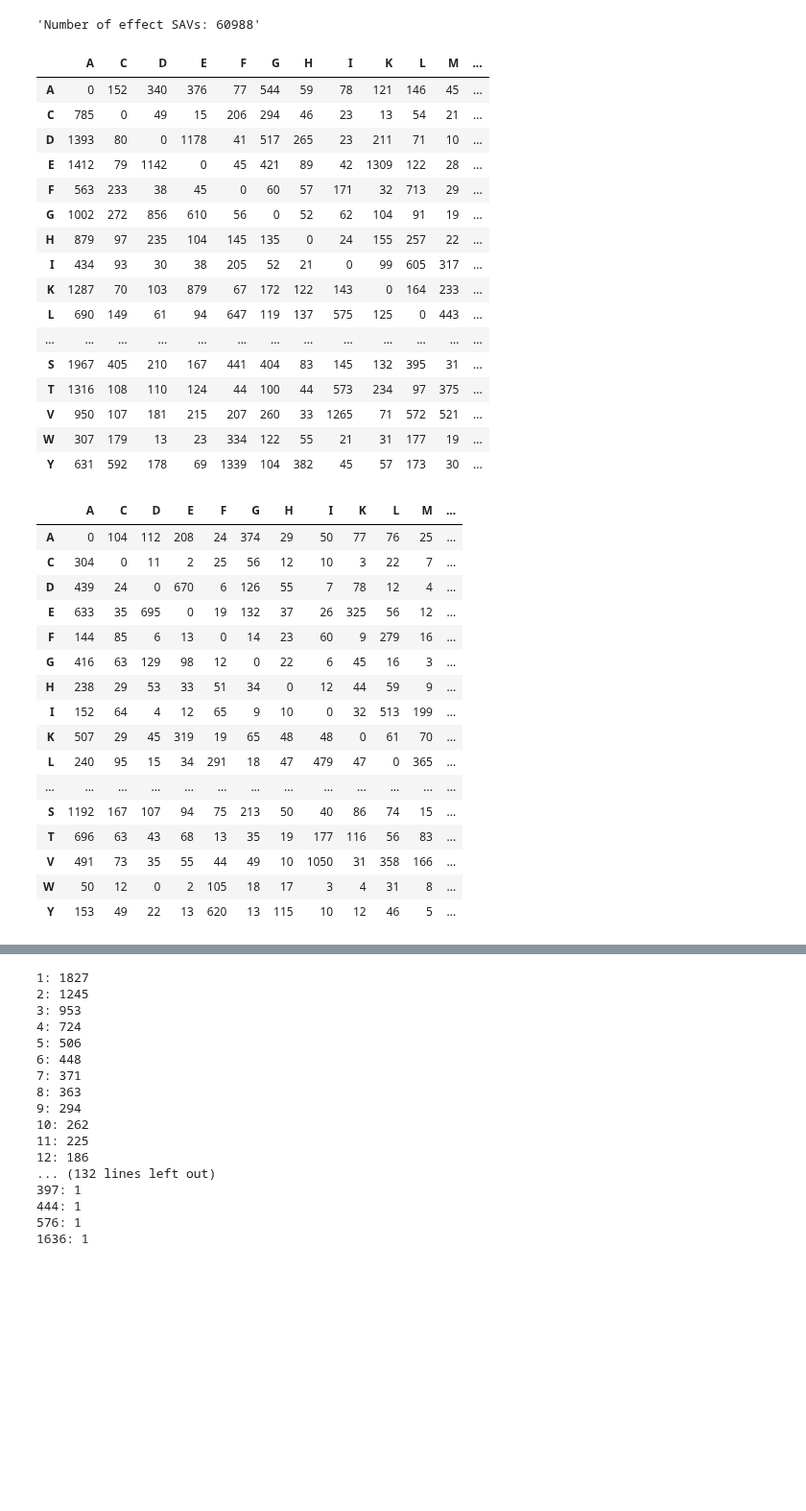
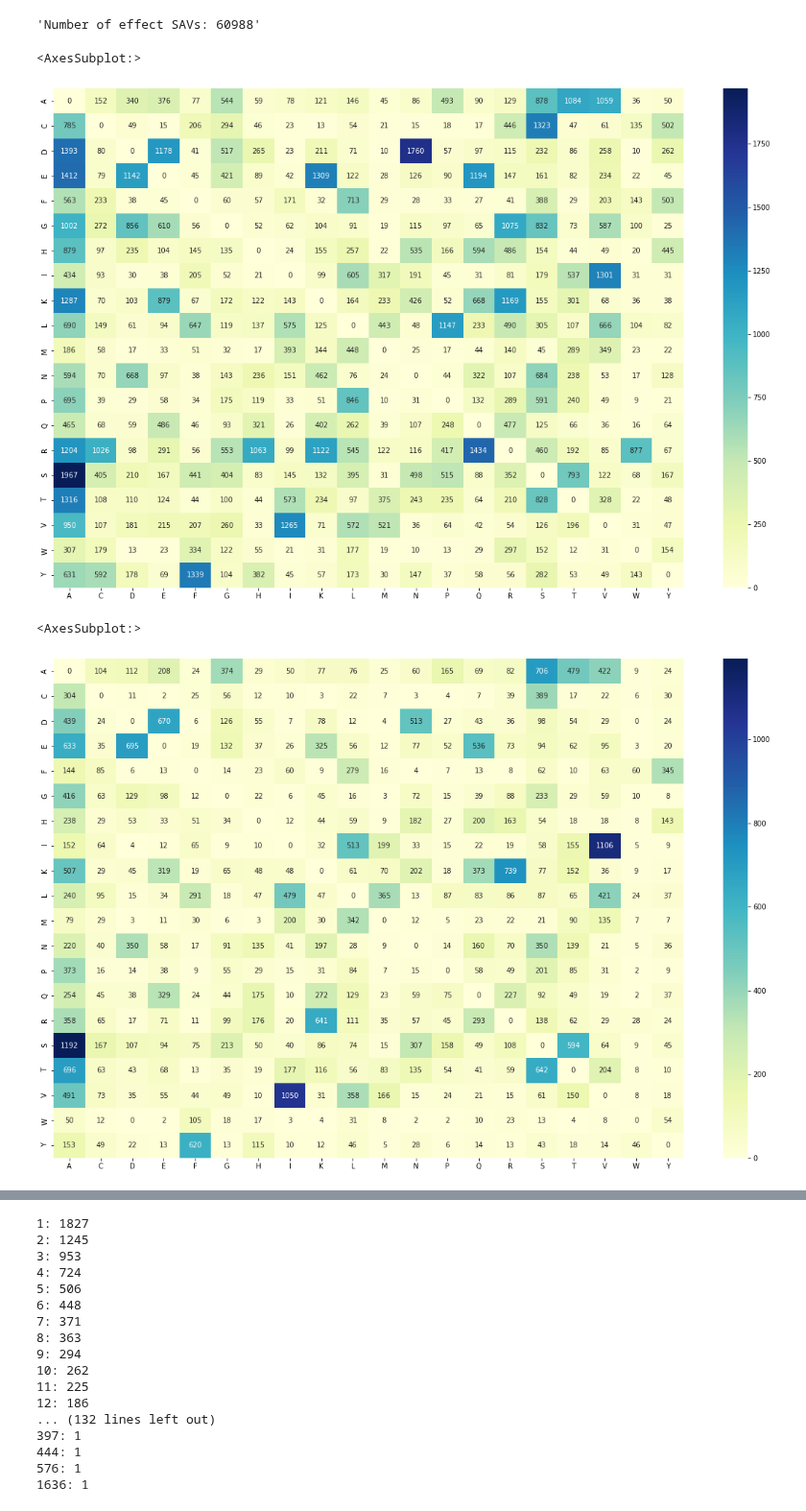
Before and after one commit to J-SNACKKB/FLIP, a Jupyter notebook: collect_splits/6_sav.ipynb, the cells around one changed output, grey strips where cells are left out. Shown at 96% size. Saved outputs shown, nothing was run; the diff lists cells and outputs as text; code cells hidden in the pictures; blank space fills up the shorter version.

Commit message:
Fix visualization problem

```diff
--- a/collect_splits/6_sav.ipynb
+++ b/collect_splits/6_sav.ipynb
@@ -184,43 +187,17 @@ for i in range(len(data)):
             count_all_mutations.loc[from_res][to_res] += 1
             count_effect_mutations.loc[from_res][to_res] += 1
 # %%
-count_all_mutations.style.background_gradient()
+#count_all_mutations.style.background_gradient()
+fig, ax = plt.subplots(figsize=(20,13))
+sns.heatmap(count_all_mutations, cmap="YlGnBu", linewidths = 0, annot = True, fmt=".4g", ax=ax)
 # %% [output]
-|  | A | C | D | E | F | G | H | I | K | L | M | ... |
-| A | 0 | 152 | 340 | 376 | 77 | 544 | 59 | 78 | 121 | 146 | 45 | ... |
-| C | 785 | 0 | 49 | 15 | 206 | 294 | 46 | 23 | 13 | 54 | 21 | ... |
-| D | 1393 | 80 | 0 | 1178 | 41 | 517 | 265 | 23 | 211 | 71 | 10 | ... |
-| E | 1412 | 79 | 1142 | 0 | 45 | 421 | 89 | 42 | 1309 | 122 | 28 | ... |
-| F | 563 | 233 | 38 | 45 | 0 | 60 | 57 | 171 | 32 | 713 | 29 | ... |
-| G | 1002 | 272 | 856 | 610 | 56 | 0 | 52 | 62 | 104 | 91 | 19 | ... |
-| H | 879 | 97 | 235 | 104 | 145 | 135 | 0 | 24 | 155 | 257 | 22 | ... |
-| I | 434 | 93 | 30 | 38 | 205 | 52 | 21 | 0 | 99 | 605 | 317 | ... |
-| K | 1287 | 70 | 103 | 879 | 67 | 172 | 122 | 143 | 0 | 164 | 233 | ... |
-| L | 690 | 149 | 61 | 94 | 647 | 119 | 137 | 575 | 125 | 0 | 443 | ... |
-| ... | ... | ... | ... | ... | ... | ... | ... | ... | ... | ... | ... | ... |
-| S | 1967 | 405 | 210 | 167 | 441 | 404 | 83 | 145 | 132 | 395 | 31 | ... |
-| T | 1316 | 108 | 110 | 124 | 44 | 100 | 44 | 573 | 234 | 97 | 375 | ... |
-| V | 950 | 107 | 181 | 215 | 207 | 260 | 33 | 1265 | 71 | 572 | 521 | ... |
-| W | 307 | 179 | 13 | 23 | 334 | 122 | 55 | 21 | 31 | 177 | 19 | ... |
-| Y | 631 | 592 | 178 | 69 | 1339 | 104 | 382 | 45 | 57 | 173 | 30 | ... |
+<AxesSubplot:>
+[figure, added]
 # %%
-count_neutral_mutations.style.background_gradient()
+#count_neutral_mutations.style.background_gradient()
+fig, ax = plt.subplots(figsize=(20,13))
+sns.heatmap(count_neutral_mutations, cmap="YlGnBu", linewidths = 0, annot = True, fmt=".4g", ax=ax)
 # %% [output]
-|  | A | C | D | E | F | G | H | I | K | L | M | ... |
-| A | 0 | 104 | 112 | 208 | 24 | 374 | 29 | 50 | 77 | 76 | 25 | ... |
-| C | 304 | 0 | 11 | 2 | 25 | 56 | 12 | 10 | 3 | 22 | 7 | ... |
-| D | 439 | 24 | 0 | 670 | 6 | 126 | 55 | 7 | 78 | 12 | 4 | ... |
-| E | 633 | 35 | 695 | 0 | 19 | 132 | 37 | 26 | 325 | 56 | 12 | ... |
-| F | 144 | 85 | 6 | 13 | 0 | 14 | 23 | 60 | 9 | 279 | 16 | ... |
-| G | 416 | 63 | 129 | 98 | 12 | 0 | 22 | 6 | 45 | 16 | 3 | ... |
-| H | 238 | 29 | 53 | 33 | 51 | 34 | 0 | 12 | 44 | 59 | 9 | ... |
-| I | 152 | 64 | 4 | 12 | 65 | 9 | 10 | 0 | 32 | 513 | 199 | ... |
-| K | 507 | 29 | 45 | 319 | 19 | 65 | 48 | 48 | 0 | 61 | 70 | ... |
-| L | 240 | 95 | 15 | 34 | 291 | 18 | 47 | 479 | 47 | 0 | 365 | ... |
-| ... | ... | ... | ... | ... | ... | ... | ... | ... | ... | ... | ... | ... |
-| S | 1192 | 167 | 107 | 94 | 75 | 213 | 50 | 40 | 86 | 74 | 15 | ... |
-| T | 696 | 63 | 43 | 68 | 13 | 35 | 19 | 177 | 116 | 56 | 83 | ... |
-| V | 491 | 73 | 35 | 55 | 44 | 49 | 10 | 1050 | 31 | 358 | 166 | ... |
-| W | 50 | 12 | 0 | 2 | 105 | 18 | 17 | 3 | 4 | 31 | 8 | ... |
-| Y | 153 | 49 | 22 | 13 | 620 | 13 | 115 | 10 | 12 | 46 | 5 | ... |
+<AxesSubplot:>
+[figure, added]
 # %%
```
Also changed, not shown: parts of 2 cells of this notebook.
